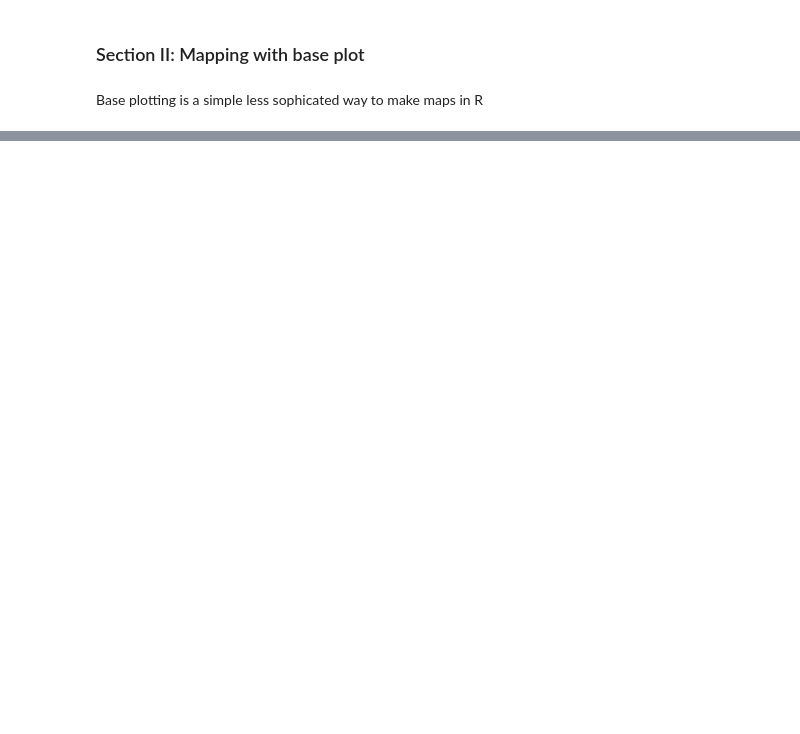
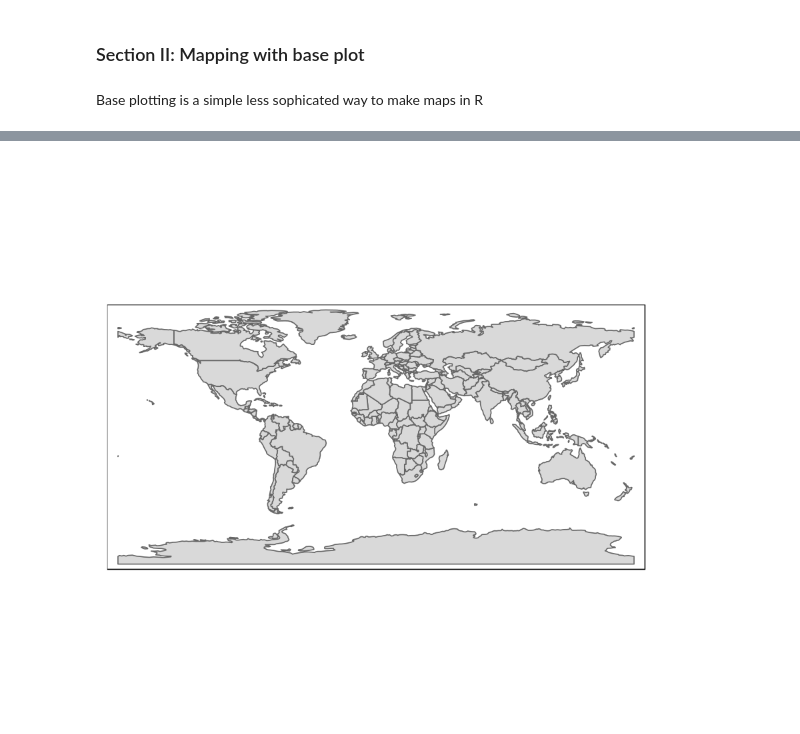
Before and after one commit to dorcasmarie/BindeR, a Jupyter notebook: Mapping_in_R.ipynb, the cells around one changed output, grey strips where cells are left out. Saved outputs shown, nothing was run; the diff lists cells and outputs as text; code cells hidden in the pictures; blank space fills up the shorter version.

```diff
--- a/Mapping_in_R.ipynb
+++ b/Mapping_in_R.ipynb
@@ -124,0 +214,6 @@ plot(spointsdf,add=T,col=c('red'),pch=16) # add = T; adds this to existing plot
+# %%
+tm_shape(world) +
+  tm_fill() +
+  tm_borders()
+# %% [output]
+[figure, added]
```
Also changed, not shown: parts of 43 cells of this notebook, 1 other file.
